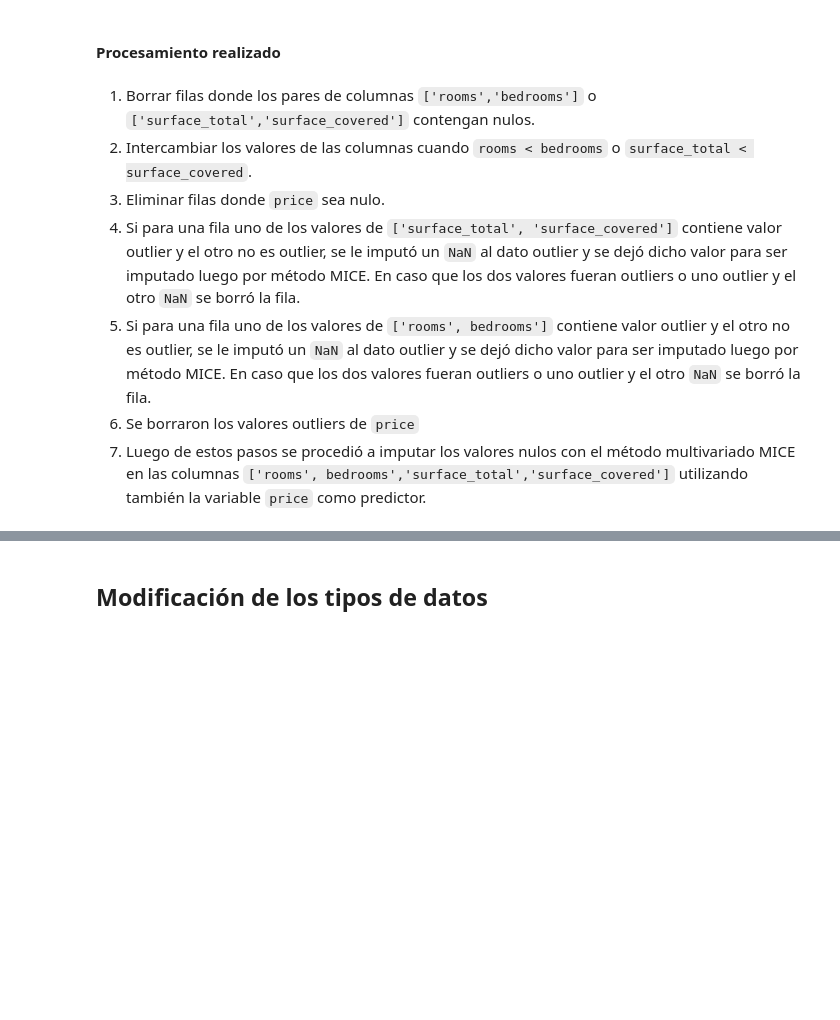
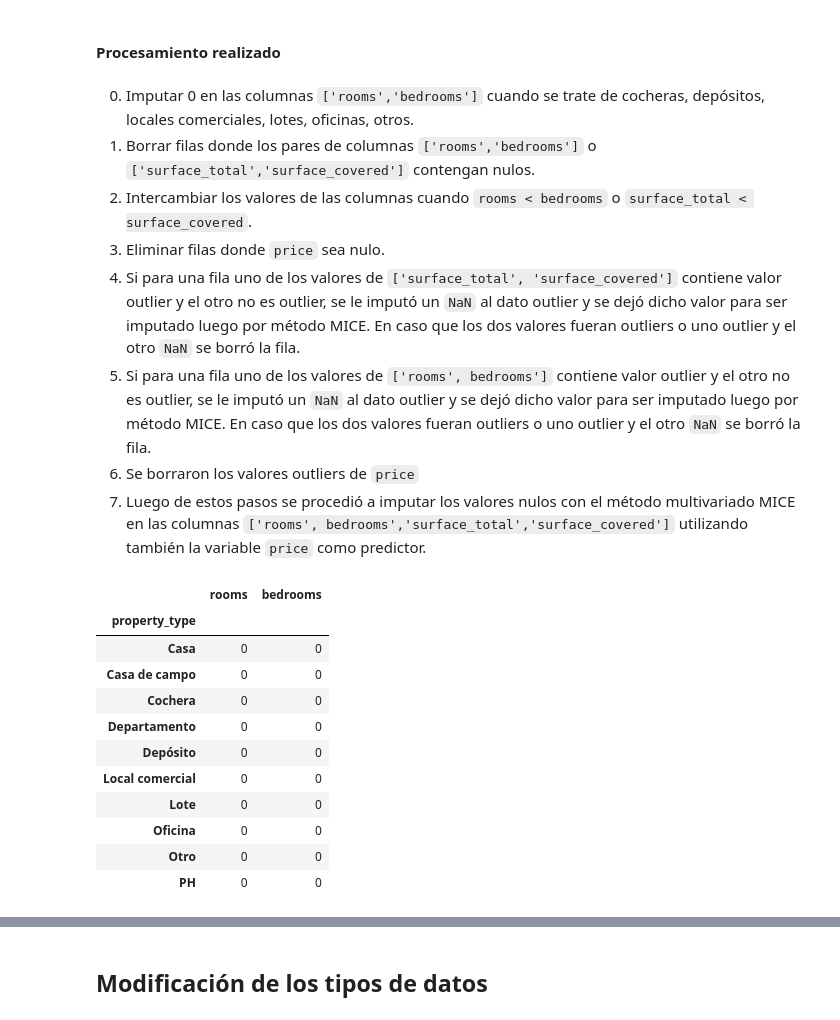
Before and after one commit to Ignacio-Ibarra/tpAA, a Jupyter notebook: Pre-processing.ipynb, the cells around one changed output, grey strips where cells are left out. Saved outputs shown, nothing was run; the diff lists cells and outputs as text; code cells hidden in the pictures; blank space fills up the shorter version.

```diff
--- a/Pre-processing.ipynb
+++ b/Pre-processing.ipynb
@@ -289,6 +332,7 @@ data.bedrooms.describe()
 # %% [markdown]
 #### Procesamiento realizado
 # %% [markdown]
+0) Imputar 0 en las columnas `['rooms','bedrooms']` cuando se trate de cocheras, depósitos, locales comerciales, lotes, oficinas, otros.
 1) Borrar filas donde los pares de columnas `['rooms','bedrooms']` o `['surface_total','surface_covered']` contengan nulos.
 2) Intercambiar los valores de las columnas cuando `rooms < bedrooms` o `surface_total < surface_covered`.
 3) Eliminar filas donde `price` sea nulo.
@@ -297,14 +341,25 @@ data.bedrooms.describe()
 6) Se borraron los valores outliers de `price`
 7) Luego de estos pasos se procedió a imputar los valores nulos con el método multivariado MICE en las columnas `['rooms', bedrooms','surface_total','surface_covered']` utilizando también la variable `price` como predictor.
 # %%
+#punto 0
+data.loc[data.property_type.isin(["Cochera","Depósito","Local comercial","Lote","Oficina","Otro"]),["rooms","bedrooms"]] = data.loc[data.property_type.isin(["Cochera","Depósito","Local comercial","Lote","Oficina","Otro"]),["rooms","bedrooms"]].fillna(0)
+
 #punto 1
 data.dropna(subset = ['rooms', 'bedrooms'], inplace=True)
 data.dropna(subset = ['surface_total', 'surface_covered'], inplace=True)
 data.dropna(subset =['price'], inplace=True)
-
-#punto 2
-idx = data[data.surface_total<data.surface_covered].index
-data.loc[idx,['surface_total','surface_covered']] = df.loc[idx,['surface_covered','surface_total']].values
-
-idx = data[data.rooms<data.bedrooms].index
-data.loc[idx,['rooms','bedrooms']] = df.loc[idx,['bedrooms','rooms']].values
+# %%
+data[['rooms','bedrooms']].isnull().groupby(data['property_type']).sum()
+# %% [output]
+|  | rooms | bedrooms |
+| property_type |  |  |
+| Casa | 0 | 0 |
+| Casa de campo | 0 | 0 |
+| Cochera | 0 | 0 |
+| Departamento | 0 | 0 |
+| Depósito | 0 | 0 |
+| Local comercial | 0 | 0 |
+| Lote | 0 | 0 |
+| Oficina | 0 | 0 |
+| Otro | 0 | 0 |
+| PH | 0 | 0 |
```
Also changed, not shown: parts of 6 cells of this notebook.
